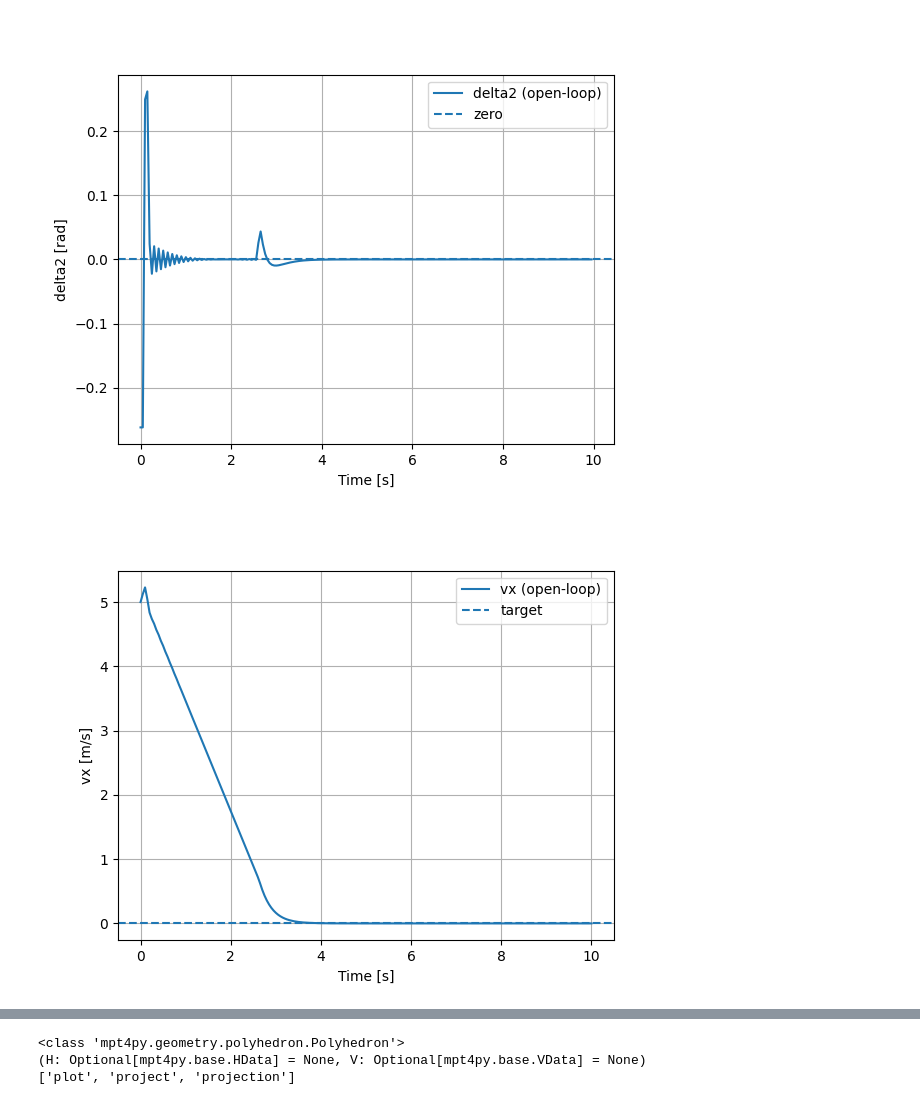
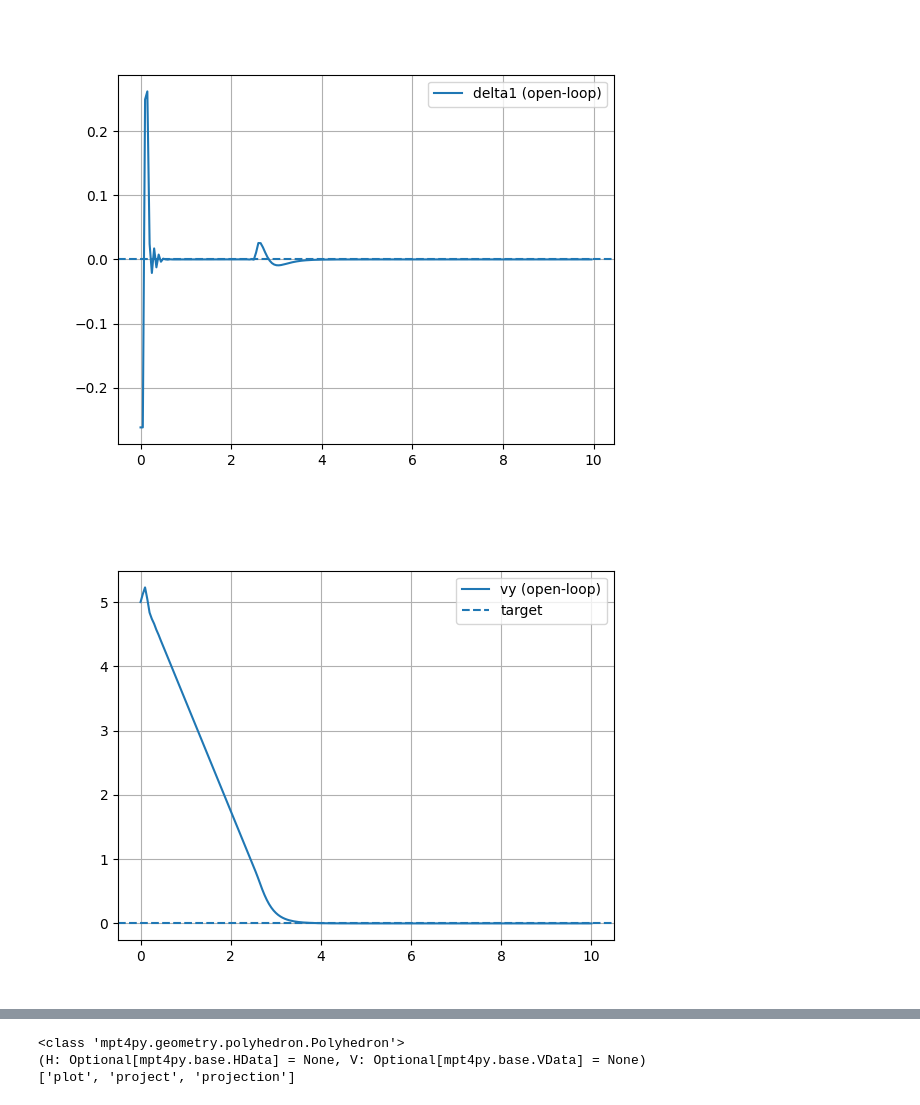
Before and after one commit to eglantinedurand/MPC_project, a Jupyter notebook: project/Deliverable_3_1/Deliverable_3_1.ipynb, the cells around one changed output, grey strips where cells are left out. Saved outputs shown, nothing was run; the diff lists cells and outputs as text; code cells hidden in the pictures.

```diff
--- a/project/Deliverable_3_1/Deliverable_3_1.ipynb
+++ b/project/Deliverable_3_1/Deliverable_3_1.ipynb
@@ -35,7 +38,7 @@ H = 10
 rocket = Rocket(Ts=Ts, model_params_filepath=rocket_params_path)
 xs, us = rocket.trim()
 x0 = xs.copy()
-x0[5] = np.deg2rad(0)
+x0[5] = np.deg2rad(30)
 x0[6] = 5.0  # initial vx
 x0[7] = 5.0  # initial vy
 x0[8] = 5.0  # initial vz# initial wy
@@ -43,6 +46,8 @@ xs, us = rocket.trim()
 print("us =", us)
 print("Pdiff trim us[3] =", us[3])
 mpc = MPCVelControl().new_controller(rocket, Ts, H)
+
+
 
 t_cl, x_cl, u_cl, t_ol, x_ol, u_ol, _ = rocket.simulate_control(
     mpc, sim_time, H, x0, method="linear"
@@ -137,56 +159,36 @@ u0, x_traj, u_traj = mpc_y.get_u(x0_sub)
 # %%
 import numpy as np
 import matplotlib.pyplot as plt
 
 def plot_y_open_loop(mpc_y, x_traj, u_traj):
     Ts = mpc_y.Ts
     N = mpc_y.N
     t_x = np.arange(N + 1) * Ts
     t_u = np.arange(N) * Ts
 
-    omega_y = x_traj[0, :]
-    beta    = x_traj[1, :]
-    vx      = x_traj[2, :]
-    delta2  = u_traj[0, :]
+    omega_x = x_traj[0, :]
+    alpha   = x_traj[1, :]
+    vy      = x_traj[2, :]
+    delta1  = u_traj[0, :]
 
-    beta_max = np.deg2rad(10.0)
+    alpha_max = np.deg2rad(10.0)
 
-    plt.figure()
-    plt.plot(t_x, vx, label="vx (open-loop)")
-    plt.axhline(0.0, linestyle="--", label="target")
-    plt.xlabel("Time [s]")
-    plt.ylabel("vx [m/s]")
-    plt.grid(True)
-    plt.legend()
+    plt.figure(); plt.plot(t_x, vy, label="vy (open-loop)")
+    plt.axhline(0.0, linestyle="--", label="target"); plt.grid(True); plt.legend()
 
-    plt.figure()
-    plt.plot(t_x, beta, label="beta (open-loop)")
-    plt.axhline(+beta_max, linestyle="--", label="+10°")
-    plt.axhline(-beta_max, linestyle="--", label="-10°")
-    plt.xlabel("Time [s]")
-    plt.ylabel("beta [rad]")
-    plt.grid(True)
-    plt.legend()
+    plt.figure(); plt.plot(t_x, alpha, label="alpha (open-loop)")
+    plt.axhline(+alpha_max, linestyle="--", label="+10°")
+    plt.axhline(-alpha_max, linestyle="--", label="-10°")
+    plt.grid(True); plt.legend()
 
-    plt.figure()
-    plt.plot(t_x, omega_y, label="omega_y (open-loop)")
-    plt.axhline(0.0, linestyle="--", label="target")
-    plt.xlabel("Time [s]")
-    plt.ylabel("omega_y [rad/s]")
-    plt.grid(True)
-    plt.legend()
+    plt.figure(); plt.plot(t_x, omega_x, label="omega_x (open-loop)")
+    plt.axhline(0.0, linestyle="--", label="target"); plt.grid(True); plt.legend()
 
-    plt.figure()
-    plt.plot(t_u, delta2, label="delta2 (open-loop)")
-    plt.axhline(0.0, linestyle="--", label="zero")
-    plt.xlabel("Time [s]")
-    plt.ylabel("delta2 [rad]")
-    plt.grid(True)
-    plt.legend()
+    plt.figure(); plt.plot(t_u, delta1, label="delta1 (open-loop)")
+    plt.axhline(0.0, linestyle="--"); plt.grid(True); plt.legend()
 
-# call it
-plot_x_open_loop(mpc_x, x_traj, u_traj)
+plot_y_open_loop(mpc_y, x_traj, u_traj)
 plt.show()
 # %% [output]
-[figure, old version]
+[figure, new version]
-[figure, old version]
+[figure, new version]
```
Also changed, not shown: parts of 8 cells of this notebook, 5 other files.
